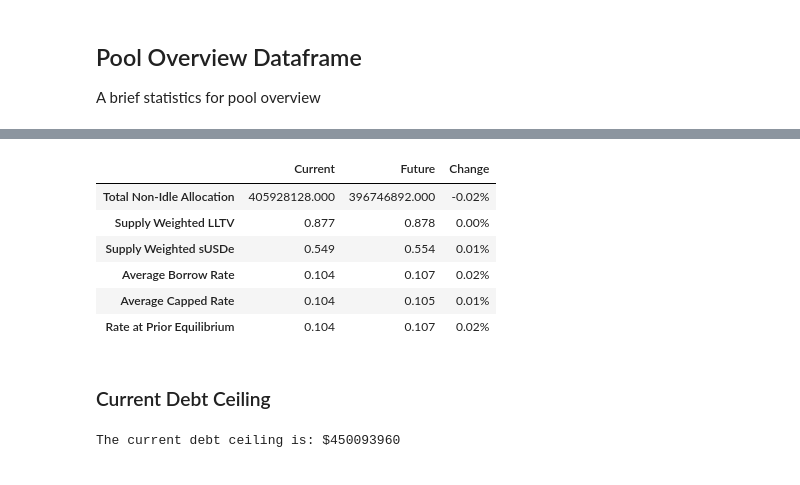
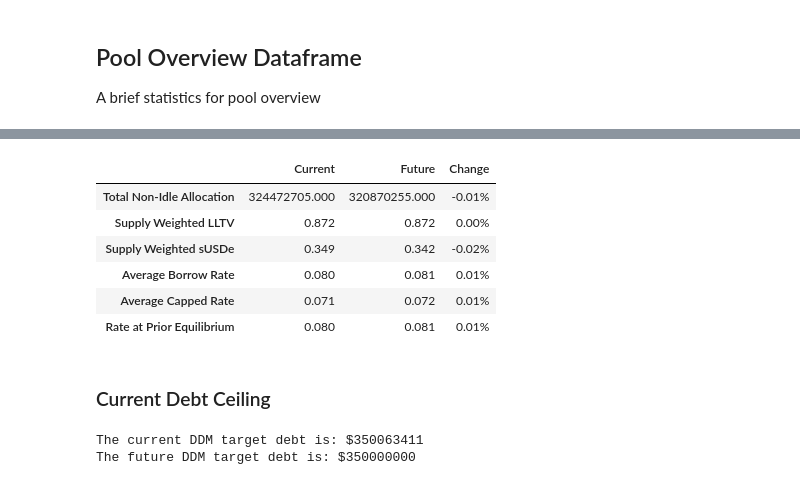
Before and after one commit to lavanic99/morpho_allocation, a Jupyter notebook: morpho_reallocation.ipynb, the cells around one changed output, grey strips where cells are left out. Cells and saved outputs as stored; diff of their text form; code cells hidden in the pictures.

```diff
--- a/morpho_reallocation.ipynb
+++ b/morpho_reallocation.ipynb
@@ -299,23 +339,29 @@ statistics.update_pool_overview()
 # %%
-styled_df = pool_overview.style.format({
+pool_styled_df = pool_overview.style.format({
     'Current': '{:.3f}',
     'Future': '{:.3f}',
     'Change': '{:.2f}%'
 }).map(PoolAnalysis.color_net_change, subset=['Change'])
 
-styled_df
+pool_styled_df
 # %% [output]
 |  | Current | Future | Change |
-| Total Non-Idle Allocation | 405928128.000 | 396746892.000 | -0.02% |
-| Supply Weighted LLTV | 0.877 | 0.878 | 0.00% |
-| Supply Weighted sUSDe | 0.549 | 0.554 | 0.01% |
-| Average Borrow Rate | 0.104 | 0.107 | 0.02% |
-| Average Capped Rate | 0.104 | 0.105 | 0.01% |
-| Rate at Prior Equilibrium | 0.104 | 0.107 | 0.02% |
+| Total Non-Idle Allocation | 324472705.000 | 320870255.000 | -0.01% |
+| Supply Weighted LLTV | 0.872 | 0.872 | 0.00% |
+| Supply Weighted sUSDe | 0.349 | 0.342 | -0.02% |
+| Average Borrow Rate | 0.080 | 0.081 | 0.01% |
+| Average Capped Rate | 0.071 | 0.072 | 0.01% |
+| Rate at Prior Equilibrium | 0.080 | 0.081 | 0.01% |
 # %% [markdown]
 ### Current Debt Ceiling
-# %%
-debt_ceiling = int(pool_overview.at['Total Non-Idle Allocation', 'Current'] + idle_df['Maker Allocation'].sum())
-print(f'The current debt ceiling is: ${debt_ceiling}')
-# %% [output]
-The current debt ceiling is: $450093960
+# %%
+current_ddm_target_debt = int(pool_overview.at['Total Non-Idle Allocation', 'Current'] + idle_df.at['Idle', 'Total Supply'])
+
+print(f'The current DDM target debt is: ${current_ddm_target_debt}')
+
+future_ddm_target_debt = math.ceil((int(pool_overview.at['Total Non-Idle Allocation', 'Future'])+ 5000000)/ 25000000) * 25000000
+
+print(f'The future DDM target debt is: ${future_ddm_target_debt}')
+# %% [output]
+The current DDM target debt is: $350063411
+The future DDM target debt is: $350000000
```
Also changed, not shown: parts of 24 cells of this notebook, 5 other files.
